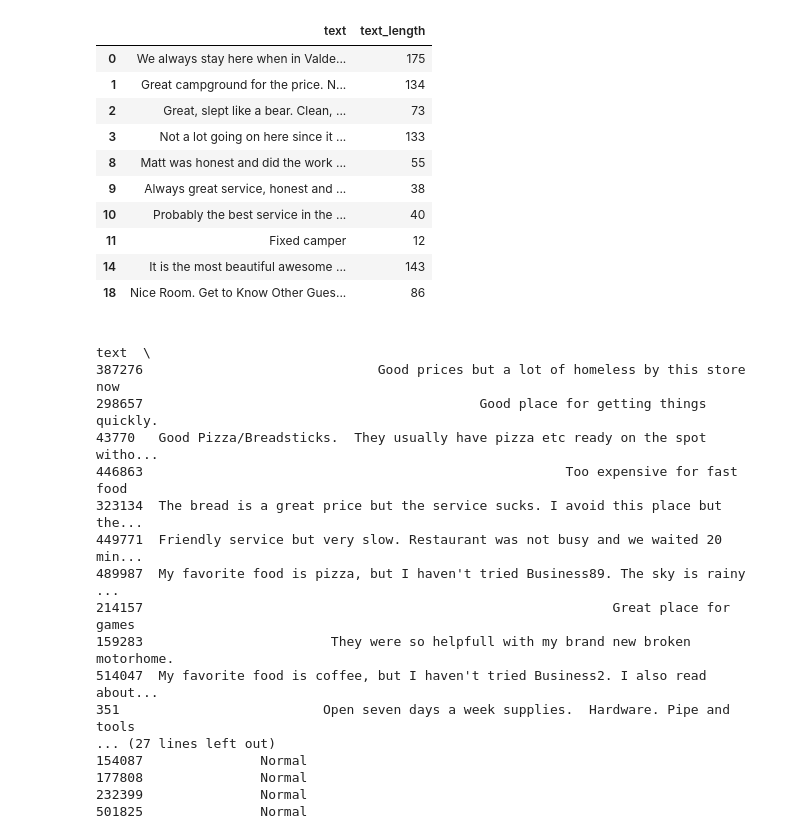
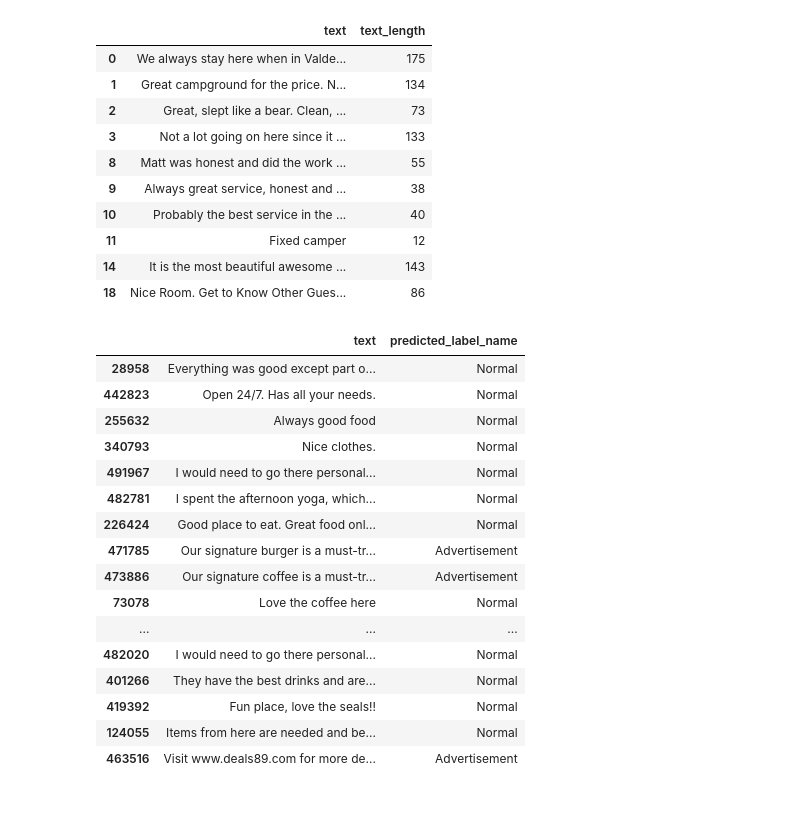
Before and after one commit to ozh-ai/Tiktok-Tech-Jam-2025, a Jupyter notebook: main.ipynb, the cells around one changed output. Drawn from its saved outputs; the diff is of its cells as text; code cells hidden in the pictures; blank space fills up the shorter version.

```diff
--- a/main.ipynb
+++ b/main.ipynb
@@ -444,25 +444,30 @@ data['predicted_label'] = data_preds
 # Optional: map numeric labels to names
 label_map = {0: "Normal", 1: "Advertisement", 2: "Irrelevant", 3: "Non-visitor"}
 data['predicted_label_name'] = data['predicted_label'].map(label_map)
-# %%
-# View results
-pd.set_option('display.max_colwidth', 80)
-print(data[['text', 'predicted_label_name']].sample(20))
-# %% [output]
-                                                                                   text  \
-387276                              Good prices but a lot of homeless by this store now
-298657                                           Good place for getting things quickly.
-43770   Good Pizza/Breadsticks.  They usually have pizza etc ready on the spot witho...
-446863                                                      Too expensive for fast food
-323134  The bread is a great price but the service sucks. I avoid this place but the...
-449771  Friendly service but very slow. Restaurant was not busy and we waited 20 min...
-489987  My favorite food is pizza, but I haven't tried Business89. The sky is rainy ...
-214157                                                            Great place for games
-159283                        They were so helpfull with my brand new broken motorhome.
-514047  My favorite food is coffee, but I haven't tried Business2. I also read about...
-351                          Open seven days a week supplies.  Hardware. Pipe and tools
-... (27 lines left out)
-154087               Normal
-177808               Normal
-232399               Normal
-501825               Normal
+# %%
+# View results
+# Show long text in a single line
+pd.set_option('display.max_colwidth', None)  # or a large number like 200
+pd.set_option('display.width', 1000)        # total width of the table
+pd.set_option('display.colheader_justify', 'left')
+
+# Display 20 random samples from the 2 columns
+display(data[['text', 'predicted_label_name']].sample(20))
+# %% [output]
+|  | text | predicted_label_name |
+| 28958 | Everything was good except part o... | Normal |
+| 442823 | Open 24/7. Has all your needs. | Normal |
+| 255632 | Always good food | Normal |
+| 340793 | Nice clothes. | Normal |
+| 491967 | I would need to go there personal... | Normal |
+| 482781 | I spent the afternoon yoga, which... | Normal |
+| 226424 | Good place to eat. Great food onl... | Normal |
+| 471785 | Our signature burger is a must-tr... | Advertisement |
+| 473886 | Our signature coffee is a must-tr... | Advertisement |
+| 73078 | Love the coffee here | Normal |
+| ... | ... | ... |
+| 482020 | I would need to go there personal... | Normal |
+| 401266 | They have the best drinks and are... | Normal |
+| 419392 | Fun place, love the seals!! | Normal |
+| 124055 | Items from here are needed and be... | Normal |
+| 463516 | Visit www.deals89.com for more de... | Advertisement |
```
